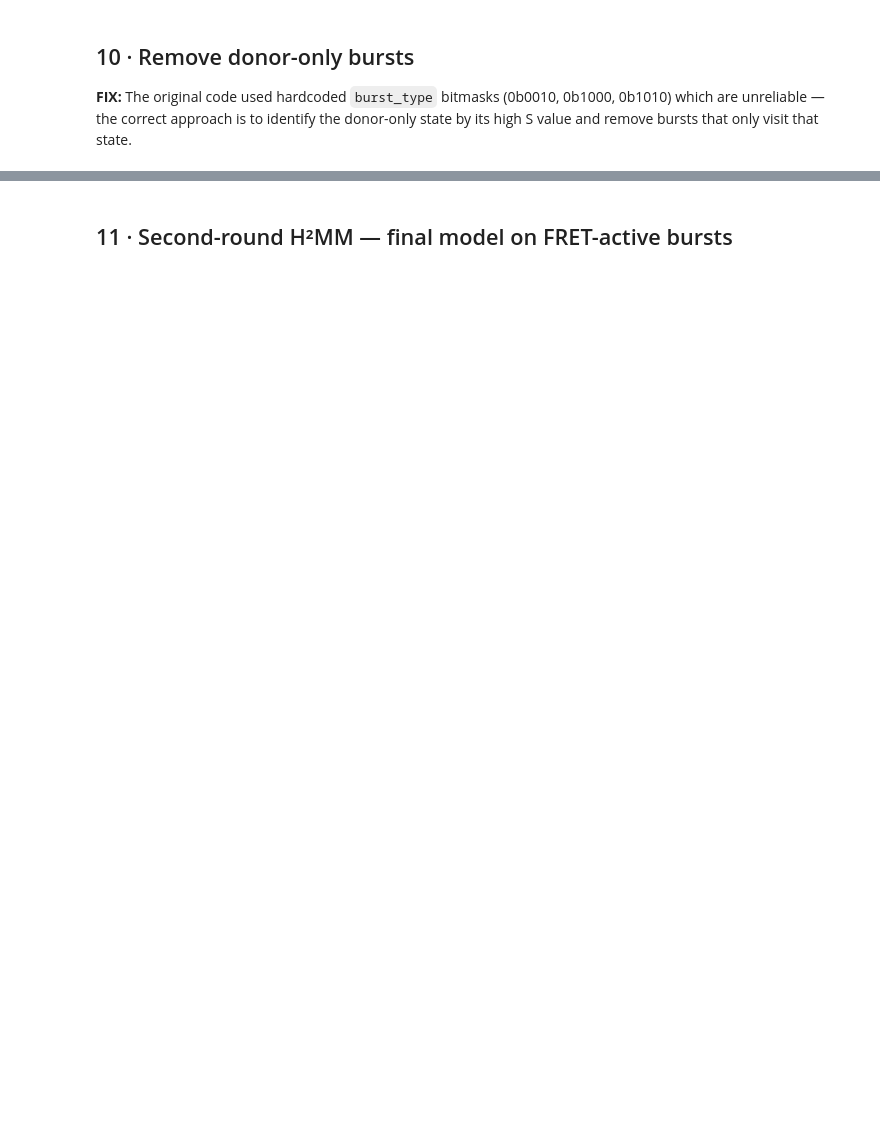
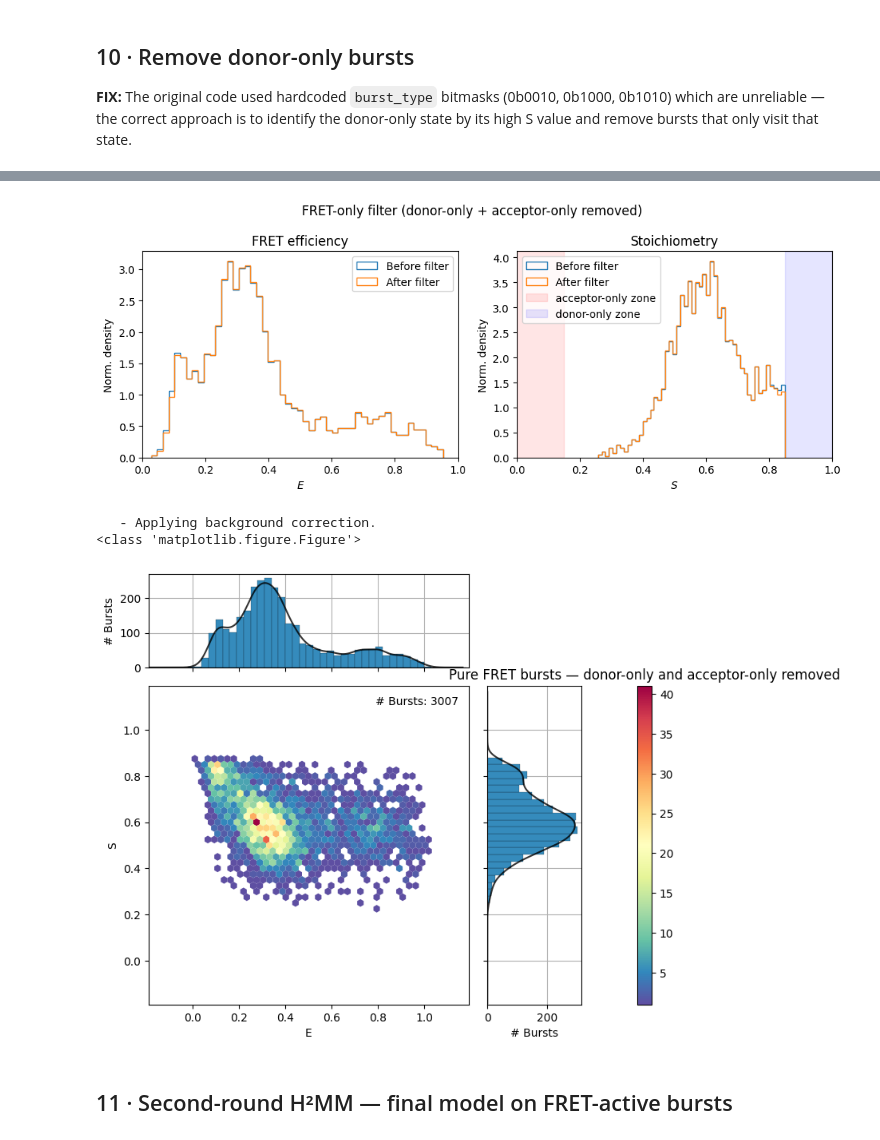
Before and after one commit to fatmasen/ftm_mpH2MM, a Jupyter notebook: H2MM_PTU_Alexa555_647_MULTIFILE.ipynb, the cells around one changed output, grey strips where cells are left out. Cells and saved outputs as stored; diff of their text form; code cells hidden in the pictures; blank space fills up the shorter version.

```diff
--- a/H2MM_PTU_Alexa555_647_MULTIFILE.ipynb
+++ b/H2MM_PTU_Alexa555_647_MULTIFILE.ipynb
@@ -500,0 +649,72 @@ plt.show()
+# %%
+# ── Remove BOTH donor-only AND acceptor-only states ────────────────────────
+# Donor-only  : high S (S > 0.85), low E  → state with max S
+# Acceptor-only: low S (S < 0.15), any E  → state with min S
+
+donor_only_state    = int(np.argmax(model_r1.S))
+acceptor_only_state = int(np.argmin(model_r1.S))
+
+print('States identified:')
+for i, (e, s) in enumerate(zip(model_r1.E, model_r1.S)):
+    label = ''
+    if i == donor_only_state:    label = ' ← DONOR-ONLY  (will remove)'
+    if i == acceptor_only_state: label = ' ← ACCEPTOR-ONLY (will remove)'
+    print(f'  State {i}: E={e:.3f}  S={s:.3f}{label}')
+
+# Define non-FRET states to remove
+# Only flag as donor-only if S > 0.85, acceptor-only if S < 0.15
+# (avoids removing genuine FRET states that happen to be extreme)
+non_fret_states = set()
+if model_r1.S[donor_only_state] > 0.85:
+    non_fret_states.add(donor_only_state)
+    print(f'\nRemoving donor-only state {donor_only_state} (S={model_r1.S[donor_only_state]:.3f})')
+if model_r1.S[acceptor_only_state] < 0.15:
+    non_fret_states.add(acceptor_only_state)
+    print(f'Removing acceptor-only state {acceptor_only_state} (S={model_r1.S[acceptor_only_state]:.3f})')
+
+# Keep bursts where NO photon is exclusively in a non-FRET state
+# i.e. burst must have at least one photon in a genuine FRET state
+fret_mask = np.array([
+    not np.all(np.isin(path, list(non_fret_states)))
+    for path in model_r1.path
+])
+lf_hf_idxs = np.where(fret_mask)
+
+print(f'\nBursts before filter : {len(fret_mask)}')
+print(f'Bursts after  filter : {fret_mask.sum()}')
+print(f'Removed              : {(~fret_mask).sum()}')
+
+# E and S histogram comparison
+fig, axes = plt.subplots(1, 2, figsize=(10, 4))
+
+axes[0].hist(smfret_data_sel.E[0], bins=50, density=True,
+             histtype='step', label='Before filter')
+axes[0].hist(smfret_data_sel.E[0][lf_hf_idxs[0]], bins=50, density=True,
+             histtype='step', label='After filter')
+axes[0].set_xlim(0, 1)
+axes[0].set_xlabel(r'$E$')
+axes[0].set_ylabel('Norm. density')
+axes[0].set_title('FRET efficiency')
+axes[0].legend()
+
+axes[1].hist(smfret_data_sel.S[0], bins=50, density=True,
+             histtype='step', label='Before filter')
+axes[1].hist(smfret_data_sel.S[0][lf_hf_idxs[0]], bins=50, density=True,
+             histtype='step', label='After filter')
+axes[1].axvspan(0, 0.15,  alpha=0.1, color='red',   label='acceptor-only zone')
+axes[1].axvspan(0.85, 1,  alpha=0.1, color='blue',  label='donor-only zone')
+axes[1].set_xlim(0, 1)
+axes[1].set_xlabel(r'$S$')
+axes[1].set_ylabel('Norm. density')
+axes[1].set_title('Stoichiometry')
+axes[1].legend()
+
+plt.suptitle('FRET-only filter (donor-only + acceptor-only removed)')
+plt.tight_layout()
+plt.show()
+
+smfret_data_hmm = smfret_data_sel.select_bursts_mask_apply(lf_hf_idxs)
+frb.alex_jointplot(smfret_data_hmm)
+plt.title('Pure FRET bursts — donor-only and acceptor-only removed')
+plt.show()
+# %% [output]
@@ -501,3 +732,7 @@ plt.show()
+[figure, added]
+   - Applying background correction.
+<class 'matplotlib.figure.Figure'>
+[figure, added]
 # %% [markdown]
 ## 11 · Second-round H²MM — final model on FRET-active bursts
 # %%
```
Also changed, not shown: parts of 19 cells of this notebook.
